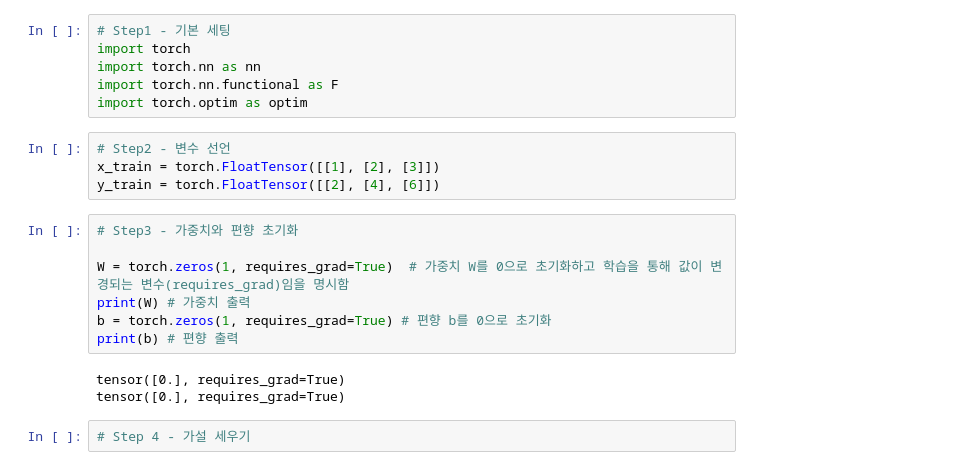
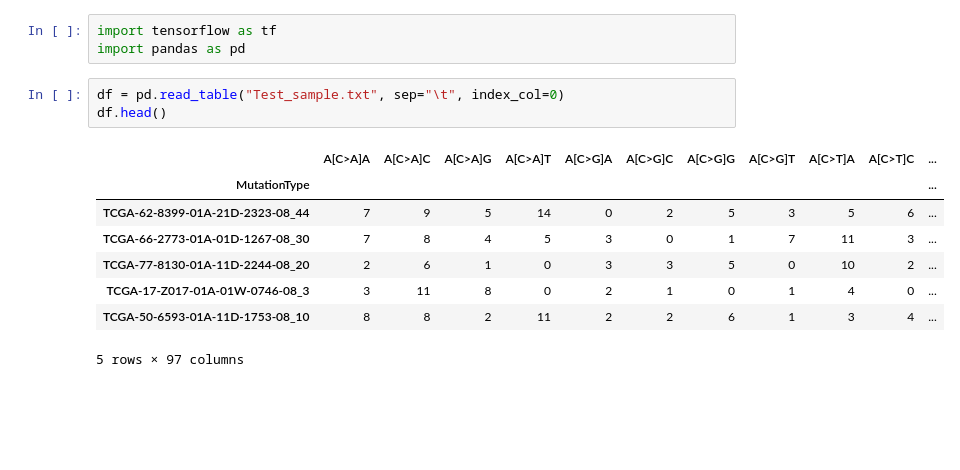
Before and after one commit to a00101/datascience101, a Jupyter notebook: pytorch.ipynb, the cells around one changed output. Saved outputs shown, nothing was run; the diff lists cells and outputs as text; blank space fills up the shorter version.

```diff
--- a/pytorch.ipynb
+++ b/pytorch.ipynb
@@ -24,22 +3,15 @@ Optimizer 알고리즘 (=최적화 알고리즘)
-# %%
-# Step1 - 기본 세팅
-import torch
-import torch.nn as nn
-import torch.nn.functional as F
-import torch.optim as optim
-# %%
-# Step2 - 변수 선언
-x_train = torch.FloatTensor([[1], [2], [3]])
-y_train = torch.FloatTensor([[2], [4], [6]])
-# %%
-# Step3 - 가중치와 편향 초기화
-
-W = torch.zeros(1, requires_grad=True)  # 가중치 W를 0으로 초기화하고 학습을 통해 값이 변경되는 변수(requires_grad)임을 명시함
-print(W) # 가중치 출력
-b = torch.zeros(1, requires_grad=True) # 편향 b를 0으로 초기화
-print(b) # 편향 출력
-# %% [output]
-tensor([0.], requires_grad=True)
-tensor([0.], requires_grad=True)
-# %%
-# Step 4 - 가설 세우기
+# %%
+import tensorflow as tf
+import pandas as pd
+# %%
+df = pd.read_table("Test_sample.txt", sep="\t", index_col=0)
+df.head()
+# %% [output]
+|  | A[C>A]A | A[C>A]C | A[C>A]G | A[C>A]T | A[C>G]A | A[C>G]C | A[C>G]G | A[C>G]T | A[C>T]A | A[C>T]C | ... |
+| MutationType |  |  |  |  |  |  |  |  |  |  | ... |
+| TCGA-62-8399-01A-21D-2323-08_44 | 7 | 9 | 5 | 14 | 0 | 2 | 5 | 3 | 5 | 6 | ... |
+| TCGA-66-2773-01A-01D-1267-08_30 | 7 | 8 | 4 | 5 | 3 | 0 | 1 | 7 | 11 | 3 | ... |
+| TCGA-77-8130-01A-11D-2244-08_20 | 2 | 6 | 1 | 0 | 3 | 3 | 5 | 0 | 10 | 2 | ... |
+| TCGA-17-Z017-01A-01W-0746-08_3 | 3 | 11 | 8 | 0 | 2 | 1 | 0 | 1 | 4 | 0 | ... |
+| TCGA-50-6593-01A-11D-1753-08_10 | 8 | 8 | 2 | 11 | 2 | 2 | 6 | 1 | 3 | 4 | ... |
+5 rows × 97 columns
```
Also changed, not shown: parts of 14 cells of this notebook.
